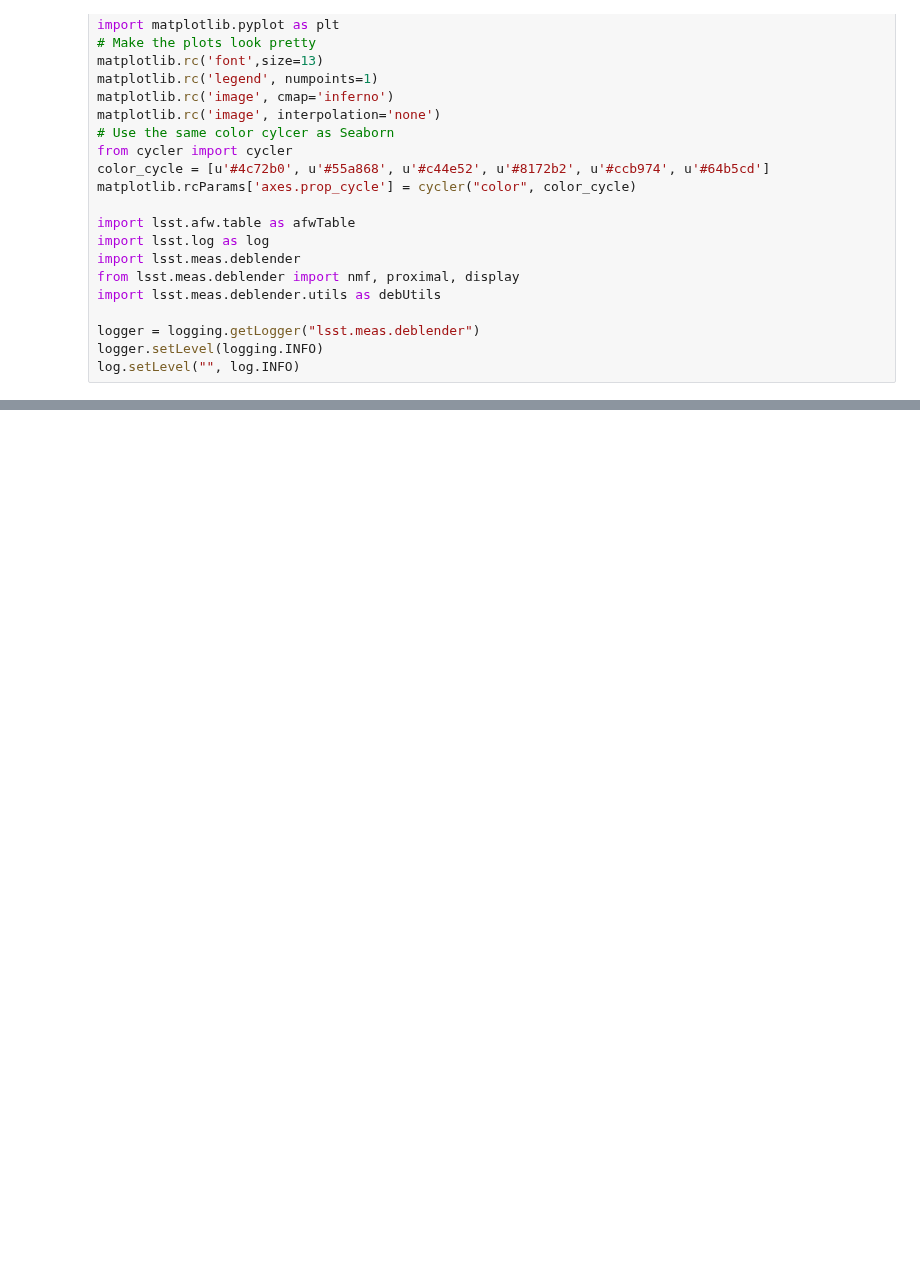
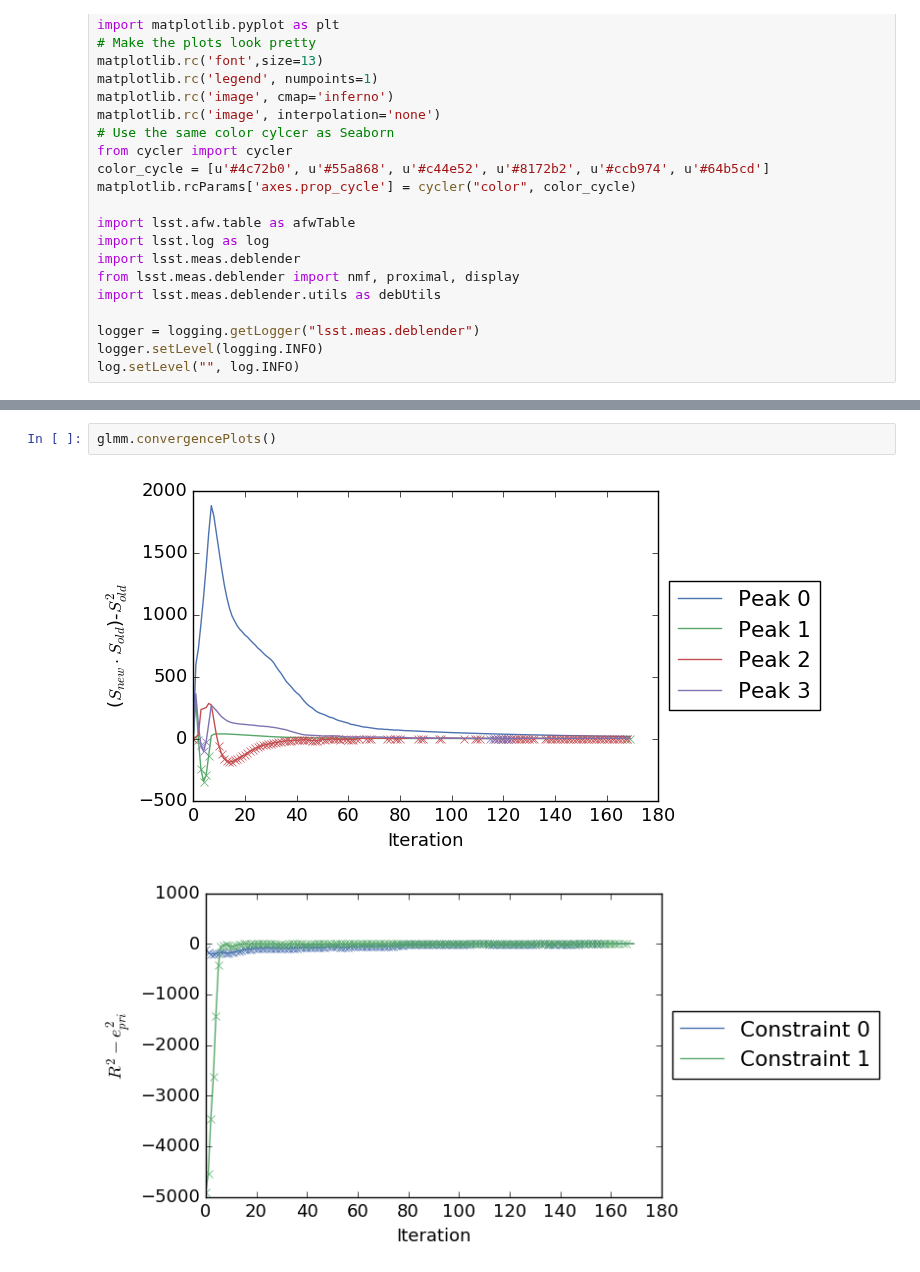
Before and after one commit to lsst/meas_deblender, a Jupyter notebook: examples/testGLM.ipynb, the cells around one changed output, grey strips where cells are left out. Cells and saved outputs as stored; diff of their text form; blank space fills up the shorter version.

```diff
--- a/examples/testGLM.ipynb
+++ b/examples/testGLM.ipynb
@@ -79,0 +79,5 @@ Wall time: 1min 24s
+# %%
+glmm.convergencePlots()
+# %% [output]
+[figure, added]
+[figure, added]
```
Also changed, not shown: parts of 7 cells of this notebook, 3 other files.
